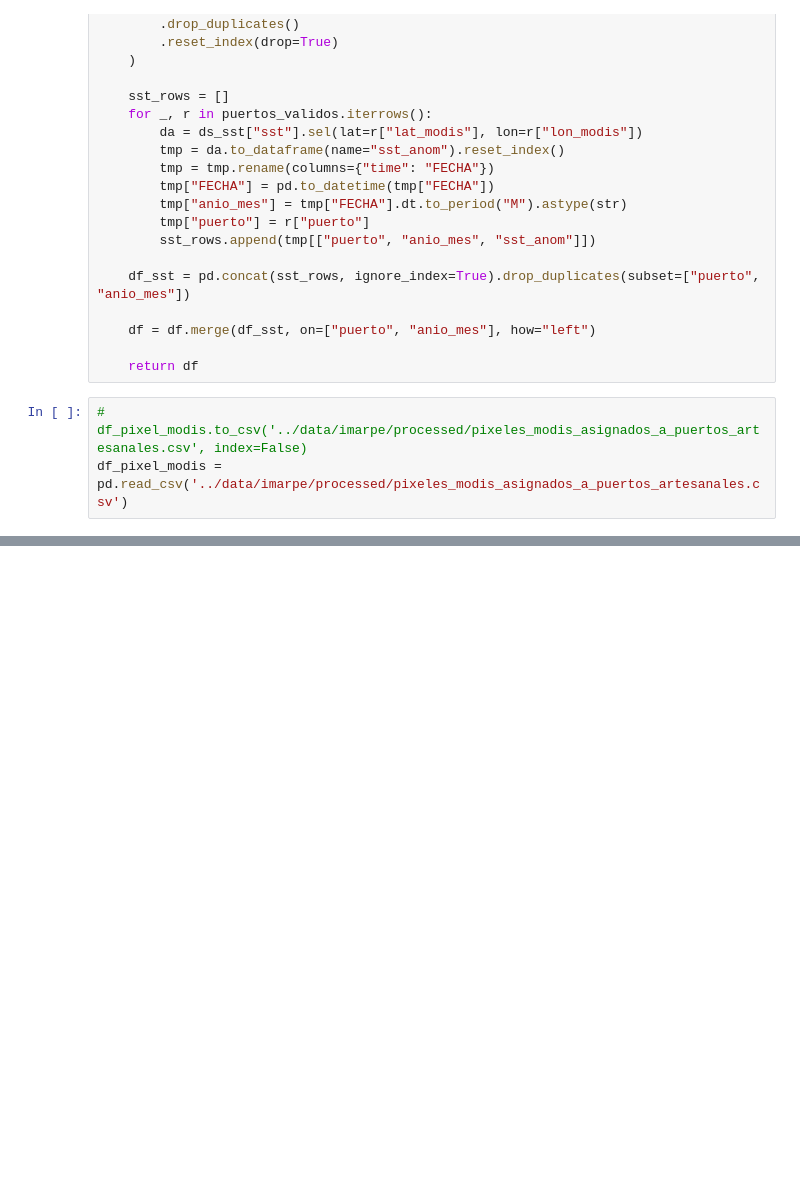
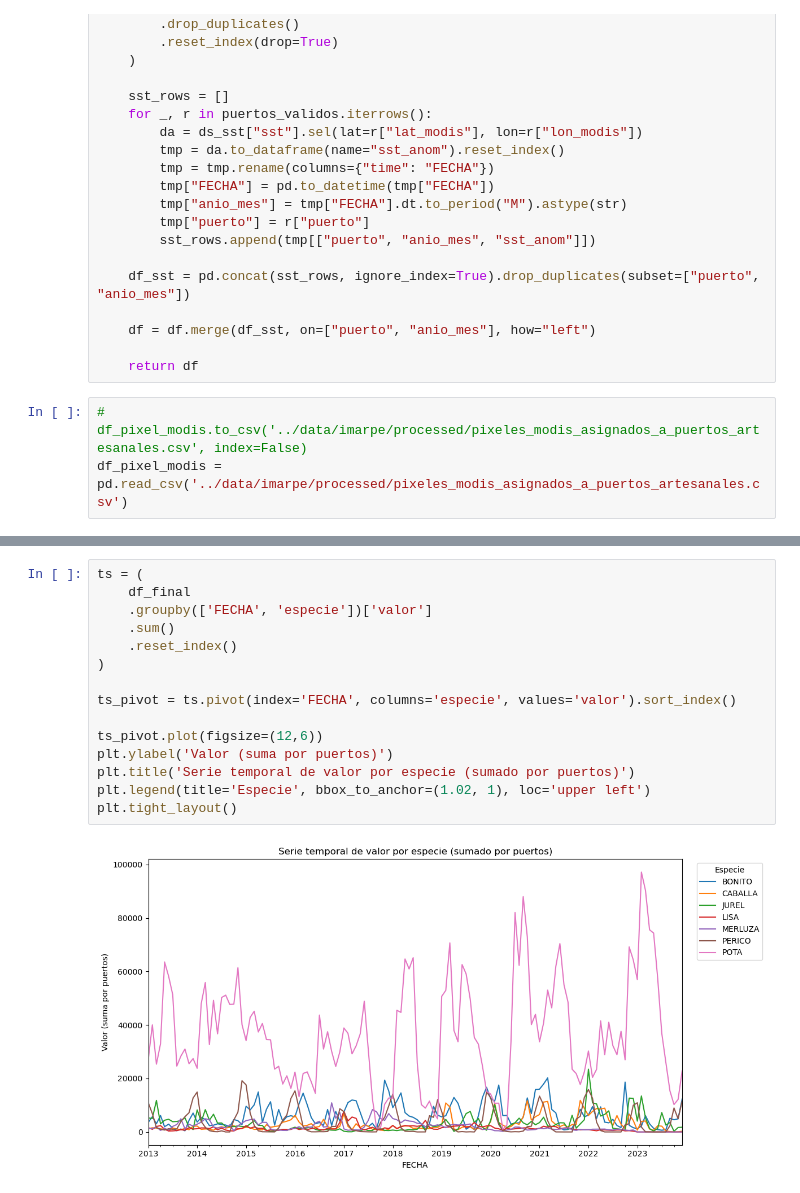
Before and after one commit to dbrisaro/peru-fisheries-sst-analysis, a Jupyter notebook: src/claculate_elasticities_artisanal_fisheries.ipynb, the cells around one changed output, grey strips where cells are left out. Saved outputs shown, nothing was run; the diff lists cells and outputs as text; blank space fills up the shorter version.

```diff
--- a/src/claculate_elasticities_artisanal_fisheries.ipynb
+++ b/src/claculate_elasticities_artisanal_fisheries.ipynb
@@ -269,0 +363,17 @@ Notes:
+# %%
+ts = (
+    df_final
+    .groupby(['FECHA', 'especie'])['valor']
+    .sum()
+    .reset_index()
+)
+
+ts_pivot = ts.pivot(index='FECHA', columns='especie', values='valor').sort_index()
+
+ts_pivot.plot(figsize=(12,6))
+plt.ylabel('Valor (suma por puertos)')
+plt.title('Serie temporal de valor por especie (sumado por puertos)')
+plt.legend(title='Especie', bbox_to_anchor=(1.02, 1), loc='upper left')
+plt.tight_layout()
+# %% [output]
+[figure, added]
```
Also changed, not shown: parts of 12 cells of this notebook.
